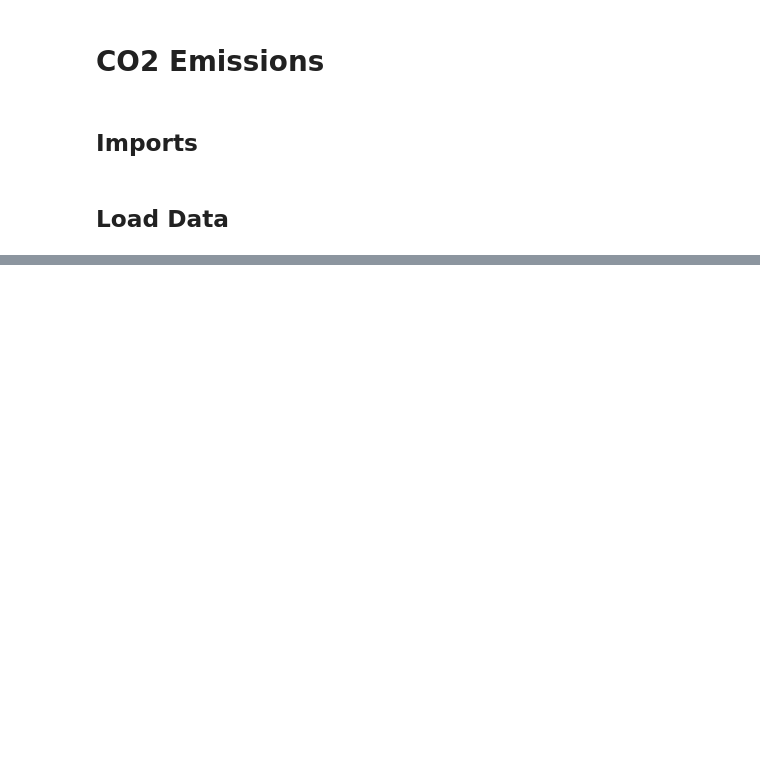
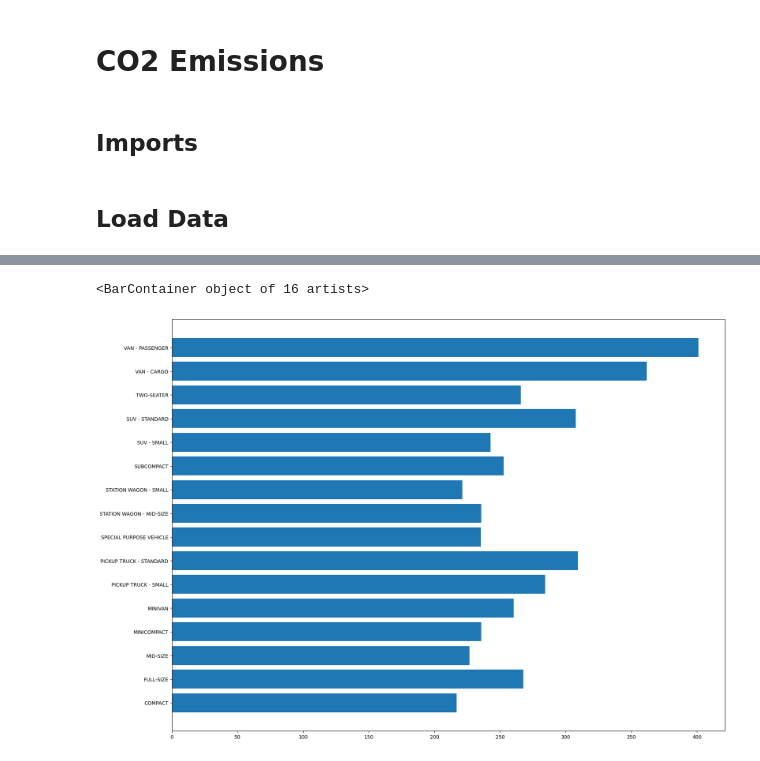
Before and after one commit to raihan-ahmed-dip/MLDS_1020, a Jupyter notebook: CO2_Emissions/co2_emissions.ipynb, the cells around one changed output, grey strips where cells are left out. Cells and saved outputs as stored; diff of their text form; code cells hidden in the pictures; blank space fills up the shorter version.

```diff
--- a/CO2_Emissions/co2_emissions.ipynb
+++ b/CO2_Emissions/co2_emissions.ipynb
@@ -25,0 +153,7 @@ data.head()
+# %%
+by_vehicleclass = df.groupby(by='VEHICLECLASS').mean()[['CO2EMISSIONS']]
+plt.figure(figsize=(20, 15))
+plt.barh(by_vehicleclass.index, by_vehicleclass.CO2EMISSIONS)
+# %% [output]
+<BarContainer object of 16 artists>
+[figure, added]
```
Also changed, not shown: parts of 20 cells of this notebook.
